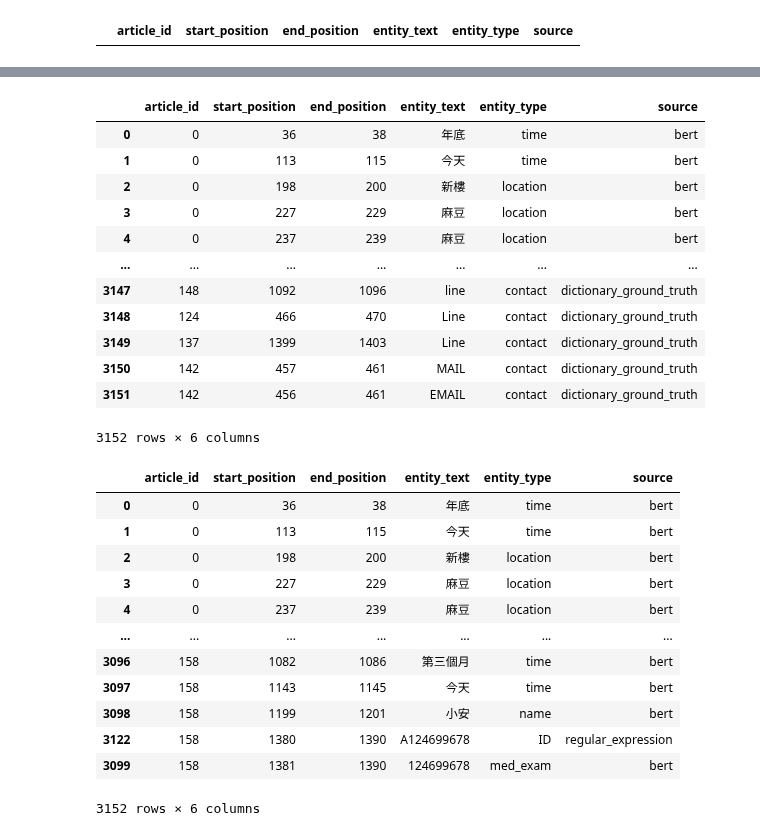
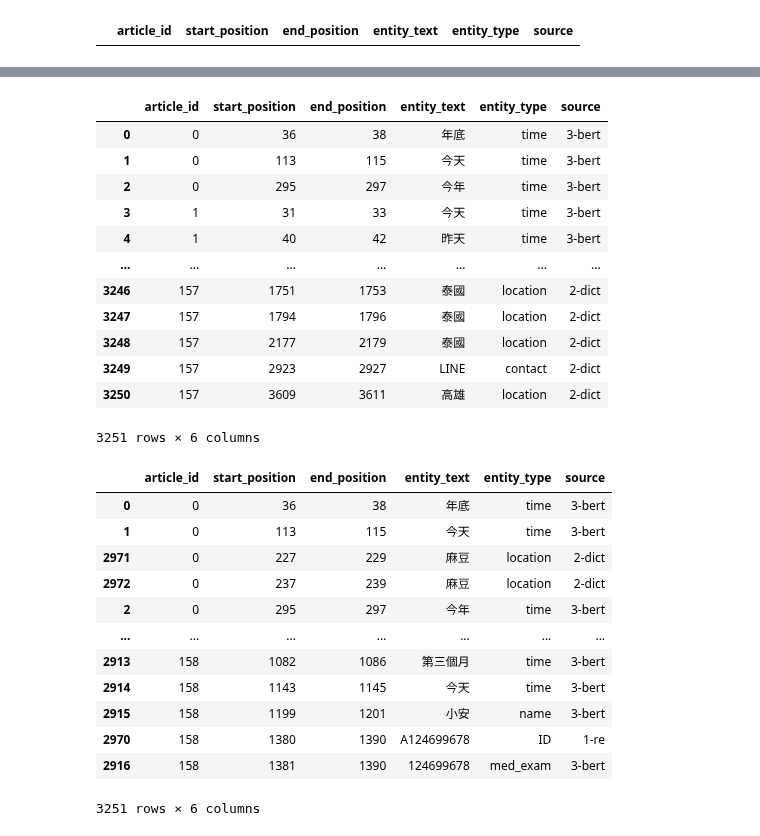
Before and after one commit to wuling31715/2020-AI-CUP, a Jupyter notebook: ensemble/ensemble.ipynb, the cells around one changed output, grey strips where cells are left out. Cells and saved outputs as stored; diff of their text form; code cells hidden in the pictures.

```diff
--- a/ensemble/ensemble.ipynb
+++ b/ensemble/ensemble.ipynb
@@ -7,7 +7,7 @@ ensemble_df
 |  | article_id | start_position | end_position | entity_text | entity_type | source |
 # %%
 bert_df = pd.read_csv('/home/Danny/AI-CUP-2020/danny/bert/output/bert-chinese_epoch_512_batch_1024.tsv', sep='\t')
-bert_df['source'] = 'bert'
+bert_df['source'] = '3-bert'
 bert_df
 # %% [output]
 |  | article_id | start_position | end_position | entity_text | entity_type | source |
@@ -43,0 +30,5 @@ for entity_type in entity_type_list:
+# %%
+bert_df = bert_df.drop(bert_df[bert_df['entity_type'] == 'ID'].index)
+bert_df = bert_df.drop(bert_df[bert_df['entity_type'] == 'location'].index)
+bert_df = bert_df.drop(bert_df[bert_df['entity_type'] == 'contact'].index)
+bert_df
@@ -44,5 +49,5 @@ for entity_type in entity_type_list:
 # %%
-regular_expression_df = pd.read_csv('/home/Danny/AI-CUP-2020/regular_expression/regular_expression.tsv', sep='\t')
-regular_expression_df
+re_df = pd.read_csv('/home/Danny/AI-CUP-2020/regular_expression/regular_expression.tsv', sep='\t')
+re_df
 # %% [output]
 |  | article_id | start_position | end_position | entity_text | entity_type | source |
@@ -65,5 +70,5 @@ regular_expression_df
 # %%
-dictionary_df = pd.read_csv('/home/Danny/AI-CUP-2020/dictionary/dictionary.tsv', sep='\t')
-dictionary_df
+dict_df = pd.read_csv('/home/Danny/AI-CUP-2020/dictionary/dictionary.tsv', sep='\t')
+dict_df
 # %% [output]
 |  | article_id | start_position | end_position | entity_text | entity_type | source |
@@ -86,36 +87,36 @@ dictionary_df
 # %%
 ensemble_df = ensemble_df.append(bert_df, ignore_index=True)
-ensemble_df = ensemble_df.append(regular_expression_df, ignore_index=True)
-ensemble_df = ensemble_df.append(dictionary_df, ignore_index=True)
+ensemble_df = ensemble_df.append(re_df, ignore_index=True)
+ensemble_df = ensemble_df.append(dict_df, ignore_index=True)
 ensemble_df
 # %% [output]
 |  | article_id | start_position | end_position | entity_text | entity_type | source |
-| 0 | 0 | 36 | 38 | 年底 | time | bert |
-| 1 | 0 | 113 | 115 | 今天 | time | bert |
-| 2 | 0 | 198 | 200 | 新樓 | location | bert |
-| 3 | 0 | 227 | 229 | 麻豆 | location | bert |
-| 4 | 0 | 237 | 239 | 麻豆 | location | bert |
+| 0 | 0 | 36 | 38 | 年底 | time | 3-bert |
+| 1 | 0 | 113 | 115 | 今天 | time | 3-bert |
+| 2 | 0 | 295 | 297 | 今年 | time | 3-bert |
+| 3 | 1 | 31 | 33 | 今天 | time | 3-bert |
+| 4 | 1 | 40 | 42 | 昨天 | time | 3-bert |
 | ... | ... | ... | ... | ... | ... | ... |
-| 3147 | 148 | 1092 | 1096 | line | contact | dictionary_ground_truth |
-| 3148 | 124 | 466 | 470 | Line | contact | dictionary_ground_truth |
-| 3149 | 137 | 1399 | 1403 | Line | contact | dictionary_ground_truth |
-| 3150 | 142 | 457 | 461 | MAIL | contact | dictionary_ground_truth |
-| 3151 | 142 | 456 | 461 | EMAIL | contact | dictionary_ground_truth |
+| 3246 | 157 | 1751 | 1753 | 泰國 | location | 2-dict |
+| 3247 | 157 | 1794 | 1796 | 泰國 | location | 2-dict |
+| 3248 | 157 | 2177 | 2179 | 泰國 | location | 2-dict |
+| 3249 | 157 | 2923 | 2927 | LINE | contact | 2-dict |
+| 3250 | 157 | 3609 | 3611 | 高雄 | location | 2-dict |
-3152 rows × 6 columns
+3251 rows × 6 columns
 # %%
-ensemble_df = ensemble_df.sort_values(by=['article_id', 'start_position'])
+ensemble_df = ensemble_df.sort_values(by=['article_id', 'start_position', 'source'])
 ensemble_df
 # %% [output]
 |  | article_id | start_position | end_position | entity_text | entity_type | source |
-| 0 | 0 | 36 | 38 | 年底 | time | bert |
-| 1 | 0 | 113 | 115 | 今天 | time | bert |
-| 2 | 0 | 198 | 200 | 新樓 | location | bert |
-| 3 | 0 | 227 | 229 | 麻豆 | location | bert |
-| 4 | 0 | 237 | 239 | 麻豆 | location | bert |
+| 0 | 0 | 36 | 38 | 年底 | time | 3-bert |
+| 1 | 0 | 113 | 115 | 今天 | time | 3-bert |
+| 2971 | 0 | 227 | 229 | 麻豆 | location | 2-dict |
+| 2972 | 0 | 237 | 239 | 麻豆 | location | 2-dict |
+| 2 | 0 | 295 | 297 | 今年 | time | 3-bert |
 | ... | ... | ... | ... | ... | ... | ... |
-| 3096 | 158 | 1082 | 1086 | 第三個月 | time | bert |
-| 3097 | 158 | 1143 | 1145 | 今天 | time | bert |
-| 3098 | 158 | 1199 | 1201 | 小安 | name | bert |
-| 3122 | 158 | 1380 | 1390 | A124699678 | ID | regular_expression |
-| 3099 | 158 | 1381 | 1390 | 124699678 | med_exam | bert |
+| 2913 | 158 | 1082 | 1086 | 第三個月 | time | 3-bert |
+| 2914 | 158 | 1143 | 1145 | 今天 | time | 3-bert |
+| 2915 | 158 | 1199 | 1201 | 小安 | name | 3-bert |
+| 2970 | 158 | 1380 | 1390 | A124699678 | ID | 1-re |
+| 2916 | 158 | 1381 | 1390 | 124699678 | med_exam | 3-bert |
-3152 rows × 6 columns
+3251 rows × 6 columns
```
Also changed, not shown: parts of 19 cells of this notebook, 24 other files.
